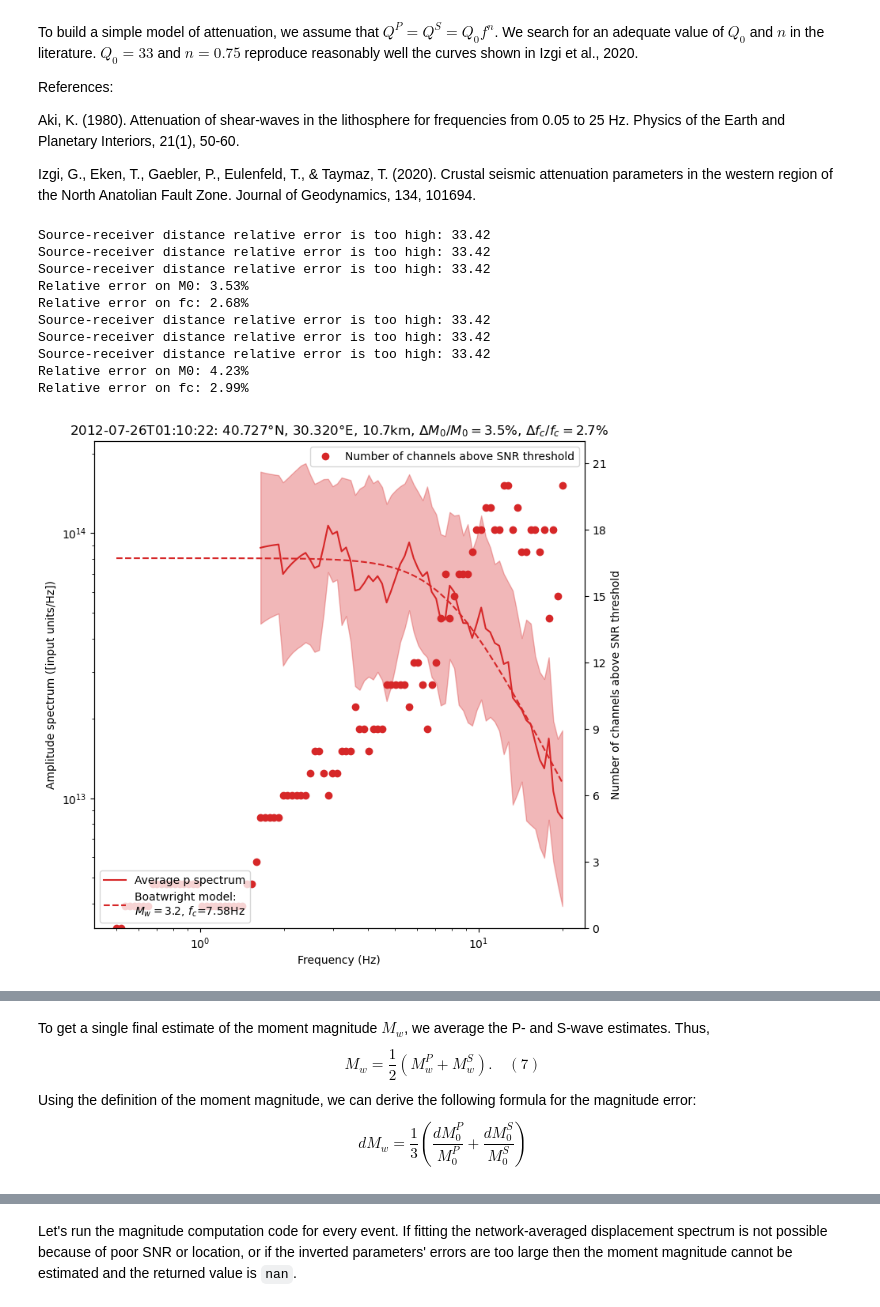
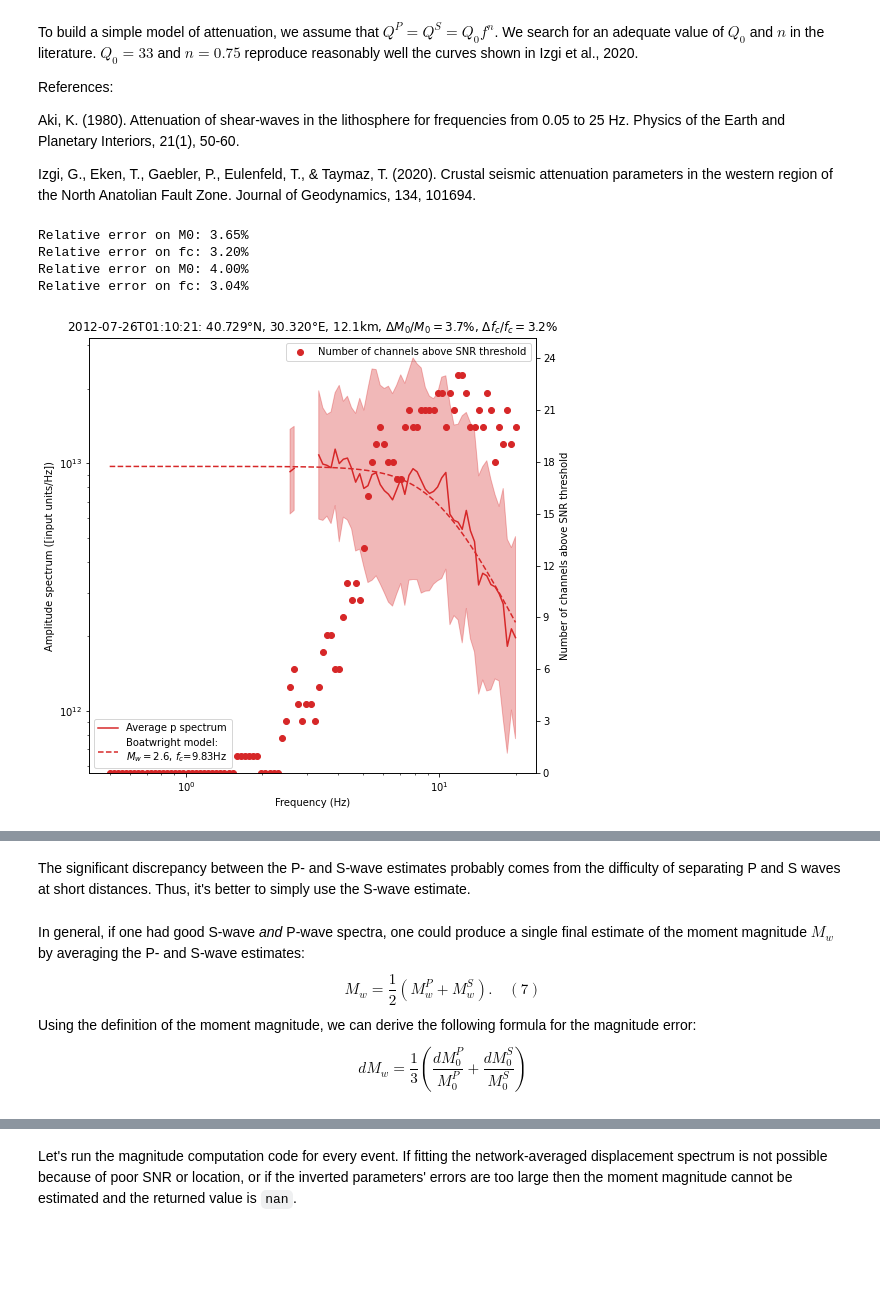
Before and after one commit to ebeauce/Seismic_BPMF, a Jupyter notebook: source/tutorial/notebooks/10_magnitudes.ipynb, the cells around one changed output, grey strips where cells are left out. Drawn from its saved outputs; the diff is of its cells as text; code cells hidden in the pictures; blank space fills up the shorter version.

```diff
--- a/source/tutorial/notebooks/10_magnitudes.ipynb
+++ b/source/tutorial/notebooks/10_magnitudes.ipynb
@@ -260,50 +306,45 @@ for phase_for_mag in ["p", "s"]:
         max_relative_distance_err_pct=MAX_RELATIVE_DISTANCE_ERR_PCT,
         verbose=1
         )
-    spectrum.integrate(phase_for_mag, average=True)
+    # spectrum.integrate(phase_for_mag, average=True)
     spectrum.fit_average_spectrum(
             phase_for_mag,
             model=SPECTRAL_MODEL,
-            min_fraction_valid_points_below_fc=MIN_FRACTION_VALID_POINTS_BELOW_FC,
+            # min_fraction_valid_points_below_fc=MIN_FRACTION_VALID_POINTS_BELOW_FC,
+            min_fraction_valid_points_below_fc=0.,
             weighted=NUM_CHANNEL_WEIGHTED_FIT,
             )
     if spectrum.inversion_success:
         rel_M0_err = 100.*spectrum.M0_err/spectrum.M0
         rel_fc_err = 100.*spectrum.fc_err/spectrum.fc
         if rel_M0_err > 10. or spectrum.fc < 0. or spectrum.fc > 25.:
             continue
         print(f"Relative error on M0: {rel_M0_err:.2f}%")
         print(f"Relative error on fc: {rel_fc_err:.2f}%")
         # event.set_aux_data({f"Mw_{phase_for_mag}": spectrum.Mw})
         figtitle = (f"{event.origin_time.strftime('%Y-%m-%dT%H:%M:%S')}: "
                     f"{event.latitude:.3f}""\u00b0"
                     f"N, {event.longitude:.3f}""\u00b0"
                     f"E, {event.depth:.1f}km, "
                     r"$\Delta M_0 / M_0=$"f"{rel_M0_err:.1f}%, "
                     r"$\Delta f_c / f_c=$"f"{rel_fc_err:.1f}%")
         source_parameters[f"M0_{phase_for_mag}"] = spectrum.M0
         source_parameters[f"Mw_{phase_for_mag}"] = spectrum.Mw
         source_parameters[f"fc_{phase_for_mag}"] = spectrum.fc
         source_parameters[f"M0_err_{phase_for_mag}"] = spectrum.M0_err
         source_parameters[f"fc_err_{phase_for_mag}"] = spectrum.fc_err
         fig = spectrum.plot_average_spectrum(
                 phase_for_mag,
                 plot_fit=True,
                 figname=f"{phase_for_mag}_spectrum_{EVENT_IDX}",
                 figtitle=figtitle,
                 figsize=(8, 8),
                 plot_std=True,
                 plot_num_valid_channels=True,
                 )
 # %% [output]
-Source-receiver distance relative error is too high: 33.42
-Source-receiver distance relative error is too high: 33.42
-Source-receiver distance relative error is too high: 33.42
-Relative error on M0: 3.53%
-Relative error on fc: 2.68%
-Source-receiver distance relative error is too high: 33.42
-Source-receiver distance relative error is too high: 33.42
-Source-receiver distance relative error is too high: 33.42
-Relative error on M0: 4.23%
-Relative error on fc: 2.99%
+Relative error on M0: 3.65%
+Relative error on fc: 3.20%
+Relative error on M0: 4.00%
+Relative error on fc: 3.04%
-[figure, old version]
+[figure, new version]
@@ -311,5 +352,7 @@ Relative error on fc: 2.99%
+# %% [markdown]
+The significant discrepancy between the P- and S-wave estimates probably comes from the difficulty of separating P and S waves at short distances. Thus, it's better to simply use the S-wave estimate.
 # %% [markdown]
-To get a single final estimate of the moment magnitude $M_w$, we average the P- and S-wave estimates. Thus,
+In general, if one had good S-wave *and* P-wave spectra, one could produce a single final estimate of the moment magnitude $M_w$ by averaging the P- and S-wave estimates:
 $$ M_w = \frac{1}{2} (M_w^P + M_w^S).\quad (7) $$
 Using the definition of the moment magnitude, we can derive the following formula for the magnitude error:
 $$ d M_w = \frac{1}{3} \left( \frac{dM_0^P}{M_0^P} + \frac{dM_0^S}{M_0^S} \right) $$
```
Also changed, not shown: parts of 41 cells of this notebook, 10 other files.
